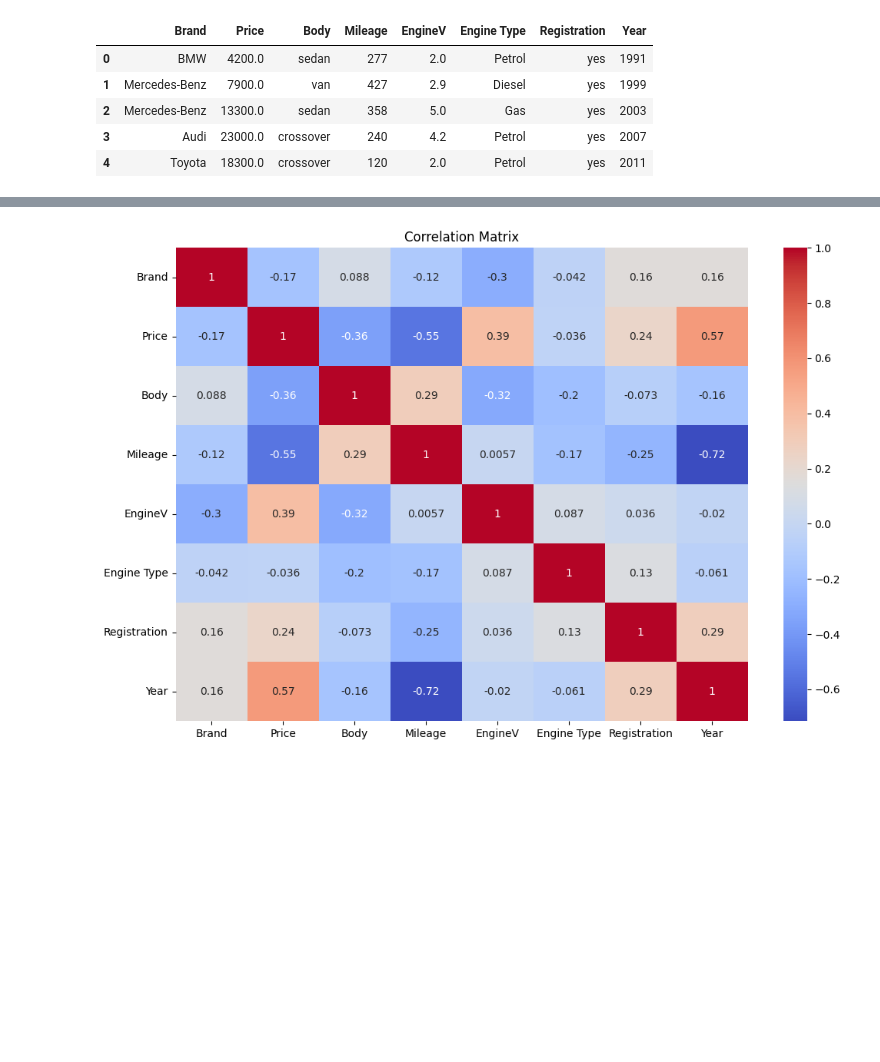
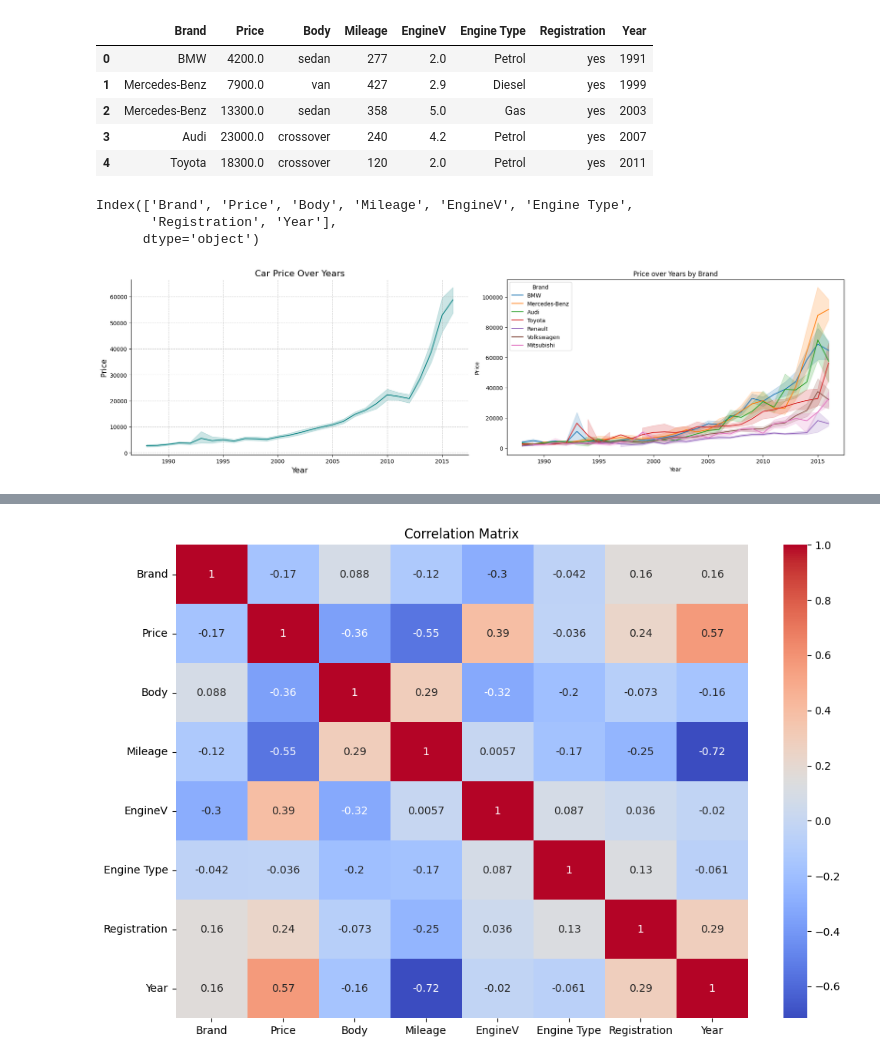
Before and after one commit to SubhamParajuli/Car-prediction-model, a Jupyter notebook: plots.ipynb, the cells around one changed output, grey strips where cells are left out. Cells and saved outputs as stored; diff of their text form; code cells hidden in the pictures; blank space fills up the shorter version.

```diff
--- a/plots.ipynb
+++ b/plots.ipynb
@@ -15,3 +16,30 @@ df.head()
 | 2 | Mercedes-Benz | 13300.0 | sedan | 358 | 5.0 | Gas | yes | 2003 |
 | 3 | Audi | 23000.0 | crossover | 240 | 4.2 | Petrol | yes | 2007 |
 | 4 | Toyota | 18300.0 | crossover | 120 | 2.0 | Petrol | yes | 2011 |
+# %%
+df.columns
+# %% [output]
+Index(['Brand', 'Price', 'Body', 'Mileage', 'EngineV', 'Engine Type',
+       'Registration', 'Year'],
+      dtype='object')
+# %%
+plt.figure(figsize=(19, 10))
+plt.subplot(2,2,1)
+sns.lineplot(x='Year', y='Price', data=df, color='teal')
+plt.title('Car Price Over Years', fontsize=16)
+plt.xlabel('Year', fontsize=14)
+plt.ylabel('Price', fontsize=14)
+sns.despine()
+plt.grid(True, linestyle='--', alpha=0.7)
+
+
+plt.subplot(2,2,2)
+sns.lineplot(data=car, x='Year', y='Price', hue='Brand', palette='tab10')
+plt.title('Price over Years by Brand')
+plt.xlabel('Year')
+plt.ylabel('Price')
+plt.legend(title='Brand')
+plt.tight_layout()
+plt.show()
+# %% [output]
+[figure, added]
```
Also changed, not shown: parts of 10 cells of this notebook, 5 other files.
